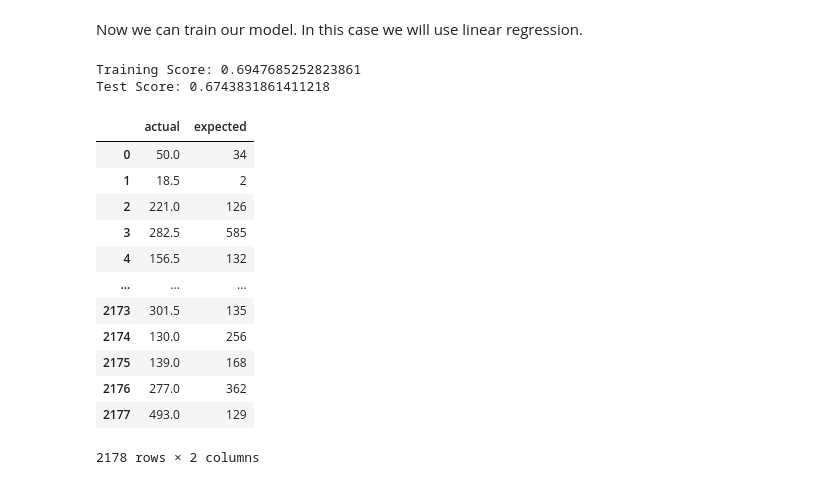
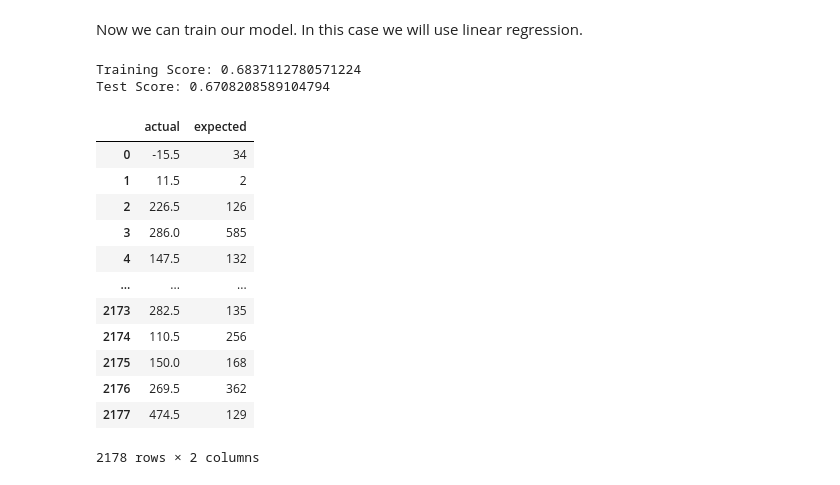
Before and after one commit to NPGiorgi/mlucu, a Jupyter notebook: bikes/bikes.ipynb, the cells around one changed output. Cells and saved outputs as stored; diff of their text form; code cells hidden in the pictures.

```diff
--- a/bikes/bikes.ipynb
+++ b/bikes/bikes.ipynb
@@ -258,37 +258,37 @@ Now we can train our model. In this case we will use linear regression.
 # %%
 from pandas import DataFrame
 from sklearn.linear_model import LinearRegression
 from sklearn.preprocessing import PolynomialFeatures
 from sklearn.pipeline import make_pipeline
 
 # train model
-linear_regression = make_pipeline(PolynomialFeatures(4), LinearRegression(normalize=True))
+linear_regression = make_pipeline(PolynomialFeatures(3), LinearRegression(normalize=True))
 linear_regression.fit(training_features, training_labels)
 
 training_score = linear_regression.score(training_features, training_labels)
 test_score = linear_regression.score(testing_features, testing_labels)
 
 print(f"Training Score: {training_score}")
 print(f"Test Score: {test_score}")
 
 
 result = DataFrame()
 result["actual"] = linear_regression.predict(testing_features)
 result["expected"] = testing_labels
 result
 # %% [output]
-Training Score: 0.6947685252823861
-Test Score: 0.6743831861411218
+Training Score: 0.6837112780571224
+Test Score: 0.6708208589104794
 |  | actual | expected |
-| 0 | 50.0 | 34 |
-| 1 | 18.5 | 2 |
-| 2 | 221.0 | 126 |
-| 3 | 282.5 | 585 |
-| 4 | 156.5 | 132 |
+| 0 | -15.5 | 34 |
+| 1 | 11.5 | 2 |
+| 2 | 226.5 | 126 |
+| 3 | 286.0 | 585 |
+| 4 | 147.5 | 132 |
 | ... | ... | ... |
-| 2173 | 301.5 | 135 |
-| 2174 | 130.0 | 256 |
-| 2175 | 139.0 | 168 |
-| 2176 | 277.0 | 362 |
-| 2177 | 493.0 | 129 |
+| 2173 | 282.5 | 135 |
+| 2174 | 110.5 | 256 |
+| 2175 | 150.0 | 168 |
+| 2176 | 269.5 | 362 |
+| 2177 | 474.5 | 129 |
 2178 rows × 2 columns
```
